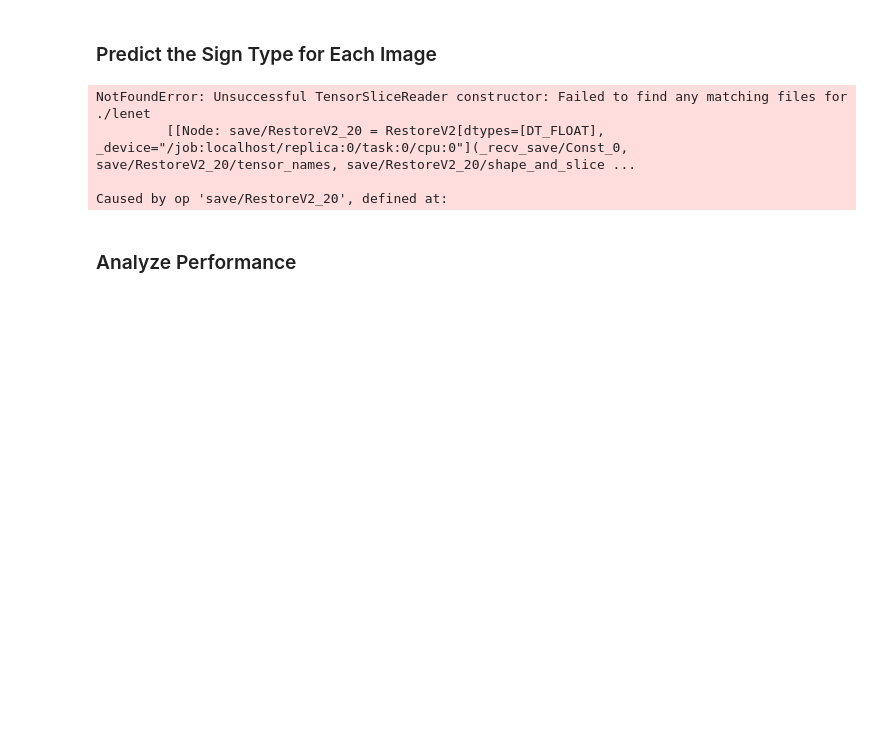
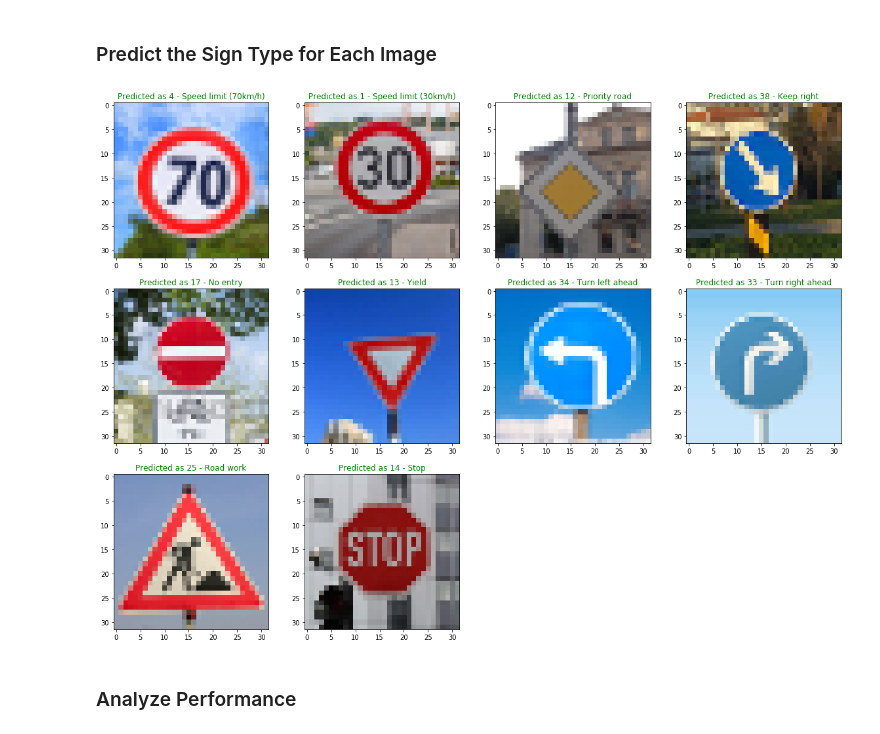
Before and after one commit to clarkli86/CarND-Traffic-Sign-Classifier-Project, a Jupyter notebook: Traffic_Sign_Classifier.ipynb, the cells around one changed output. Drawn from its saved outputs; the diff is of its cells as text; code cells hidden in the pictures; blank space fills up the shorter version.

```diff
--- a/Traffic_Sign_Classifier.ipynb
+++ b/Traffic_Sign_Classifier.ipynb
@@ -627,39 +627,36 @@ X_download = (X_download - 128) / 128
 # %%
 # Predict class id
 def predict(X_data, y_data, predict, dropout_keep_prob):
     total_accuracy = 0
     sess = tf.get_default_session()
 
     batch_x, batch_y = X_data, y_data
     return sess.run(predict, feed_dict={x: batch_x, y: batch_y, dropout_keep_prob : 1.0})
 
 # Restore model and try to predict
 predicted_class_ids = None
 
 tf.reset_default_graph()
 (x, y), _, _, tensors = LeNet(is_training=False)
 saver = tf.train.Saver()
 
 with tf.Session() as sess:
     sess.run(tf.global_variables_initializer())
     saver.restore(sess, './lenet')
-    predict_operation = tf.argmax(tensors['logits']), 1
+    predict_operation = tf.argmax(tensors['logits'], 1)
     predicted_class_ids = predict(X_download, y_download, predict_operation, tensors['dropout_keep_prob'])
 
     # Read lable names from signnames.csv
     fig=plt.figure(figsize=(20, 20))
     for i in range(len(predicted_class_ids)):
         fig.add_subplot(4, 4, i + 1)
         class_id = predicted_class_ids[i]
-        color = 'black' if class_id == download['labels'][i] else 'red'
+        color = 'green' if class_id == download['labels'][i] else 'red'
         plt.title('Predicted as ' + str(class_id) + ' - ' + class_names[class_id], color=color)
         plt.imshow(download['features'][i])
     plt.show()
 # %% [output]
-NotFoundError: Unsuccessful TensorSliceReader constructor: Failed to find any matching files for ./lenet
-         [[Node: save/RestoreV2_20 = RestoreV2[dtypes=[DT_FLOAT], _device="/job:localhost/replica:0/task:0/cpu:0"](_recv_save/Const_0, save/RestoreV2_20/tensor_names, save/RestoreV2_20/shape_and_slice ...
-
-Caused by op 'save/RestoreV2_20', defined at:
+[figure, added]
 # %% [markdown]
 ### Analyze Performance
 # %%
```
Also changed, not shown: parts of 9 cells of this notebook.
